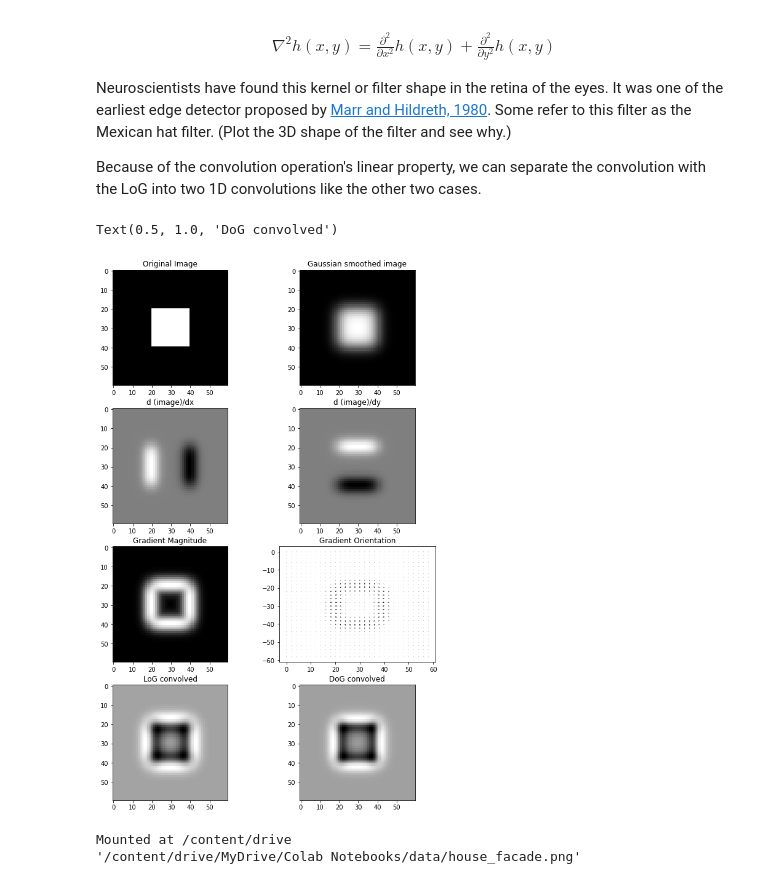
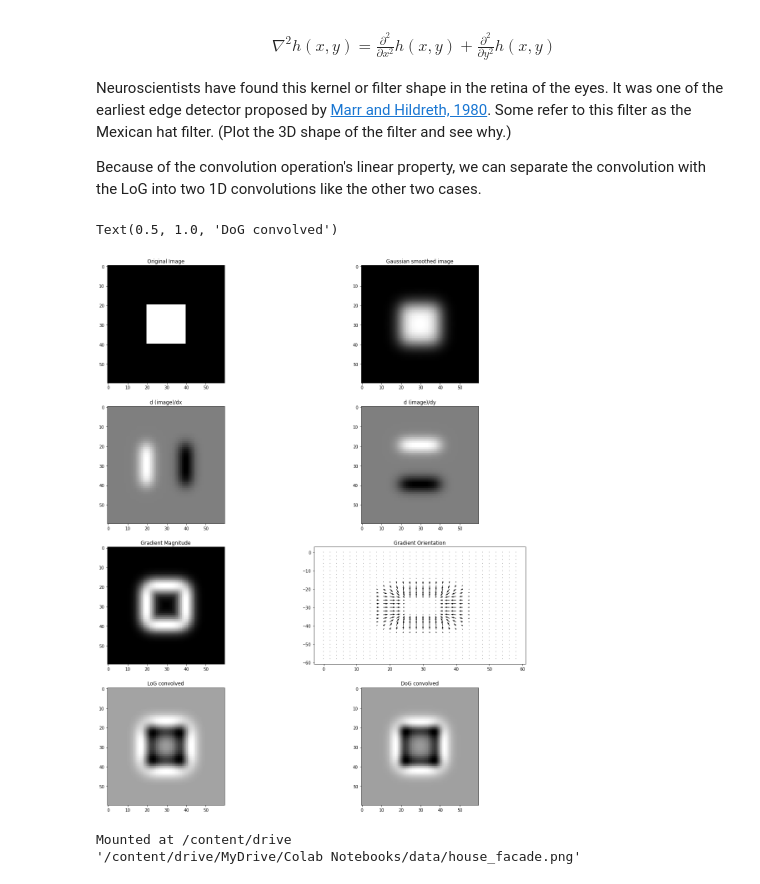
Before and after one commit to rfogarty/Computer-Vision-Course, a Jupyter notebook: Lecture_5_Linear_Filtering_and_Edges.ipynb, the cells around one changed output. Saved outputs shown, nothing was run; the diff lists cells and outputs as text; code cells hidden in the pictures.

```diff
--- a/Lecture_5_Linear_Filtering_and_Edges.ipynb
+++ b/Lecture_5_Linear_Filtering_and_Edges.ipynb
@@ -525,7 +525,7 @@ smoothed_image_2 = image_convolve_gaussian (img, 3.5)
 image_dx, image_dy = image_convolve_gradient_gaussian(img, 3)
 image_log = image_convolve_LoG (img, 3)
 
-plt.figure(figsize=(10,20))
+plt.figure(figsize=(20,30))
 plt.subplot(5,2,3)
 plt.imshow(img, cmap='gray')
 plt.title ('Original Image')
@@ -537,35 +537,35 @@ plt.title ('Gaussian smoothed image')
 plt.subplot(5,2, 5)
 plt.imshow(image_dx, cmap='gray')
 plt.title('d (image)/dx')
 plt.subplot(5,2, 6)
 plt.imshow(image_dy, cmap='gray')
 plt.title('d (image)/dy');
 
 # Show image gradient and orientation
 plt.subplot(5,2, 7)
 grad_mag = np.sqrt(image_dx*image_dx + image_dy*image_dy)+0.0001
 plt.imshow(grad_mag, cmap='gray')
 plt.title('Gradient Magnitude')
 plt.subplot(5,2, 8)
 # Show the gradient directions every 10th pixel otherwise it is too crowded.
 x = np.arange(0, img.shape[1], 2)
 y = np.arange(0, img.shape[0], 2)
 X, Y = np.meshgrid(x, y)
 cos_t = image_dx/grad_mag
 sin_t = image_dy/grad_mag
-plt.quiver(X, -Y, image_dx[::2,::2], image_dy[::2,::2], scale=1 / 0.1)
+plt.quiver(X, -Y, image_dx[::2,::2], -image_dy[::2,::2], scale=1 / 0.2)
 plt.title('Gradient Orientation');
 
 # Show Laplacian of Gaussian
 plt.subplot(5,2, 9)
 plt.imshow(image_log, cmap='gray')
 plt.title('LoG convolved')
 plt.subplot(5,2, 10)
 plt.imshow(smoothed_image_2 - smoothed_image_1, cmap='gray')
 plt.title('DoG convolved')
 # %% [output]
 Text(0.5, 1.0, 'DoG convolved')
-[figure, old version]
+[figure, new version]
 # %%
 from google.colab import drive
 drive.mount('/content/drive')
```
Also changed, not shown: parts of 2 cells of this notebook.
